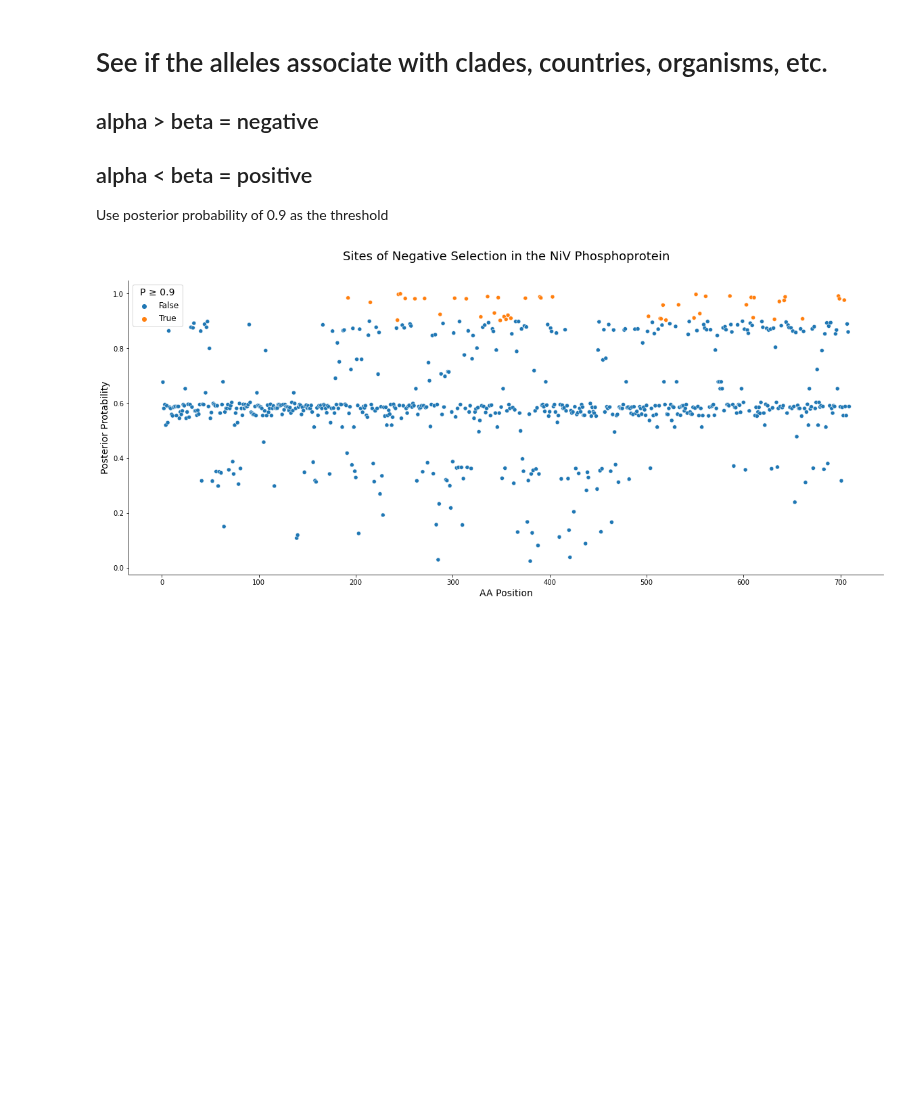
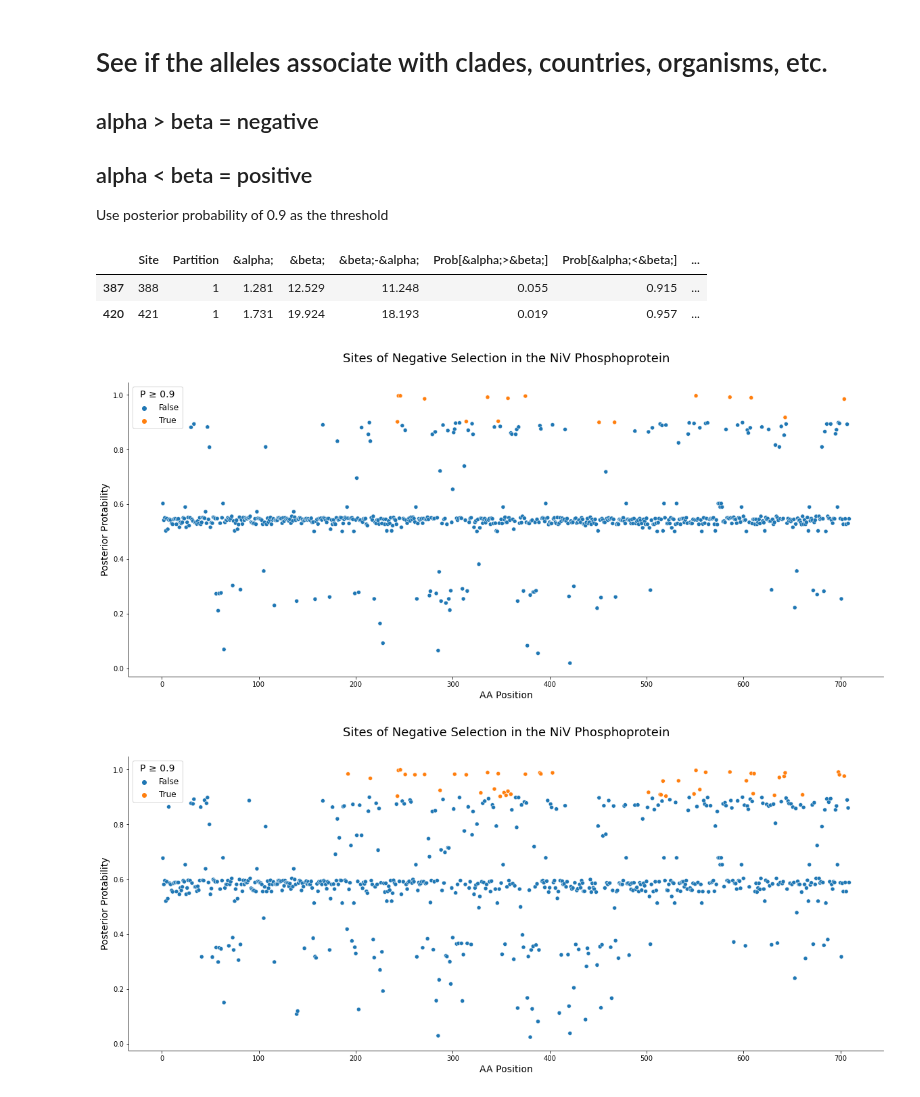
Before and after one commit to sanju99/niv_evo, a Jupyter notebook: evo_selection.ipynb, the cells around one changed output. Cells and saved outputs as stored; diff of their text form; code cells hidden in the pictures; blank space fills up the shorter version.

```diff
--- a/evo_selection.ipynb
+++ b/evo_selection.ipynb
@@ -394 +302,11 @@ Use posterior probability of 0.9 as the threshold
+# %%
+df.loc[df["Prob[&alpha;<&beta;]"] >= 0.9]
+# %% [output]
+|  | Site | Partition | &alpha; | &beta; | &beta;-&alpha; | Prob[&alpha;>&beta;] | Prob[&alpha;<&beta;] | ... |
+| 387 | 388 | 1 | 1.281 | 12.529 | 11.248 | 0.055 | 0.915 | ... |
+| 420 | 421 | 1 | 1.731 | 19.924 | 18.193 | 0.019 | 0.957 | ... |
+# %%
+plot_neg_selection("hyphy/FUBAR/20220622_P_bgd.csv")
+# %% [output]
+[figure, added]
 # %%
```
Also changed, not shown: parts of 31 cells of this notebook, 8 other files.
